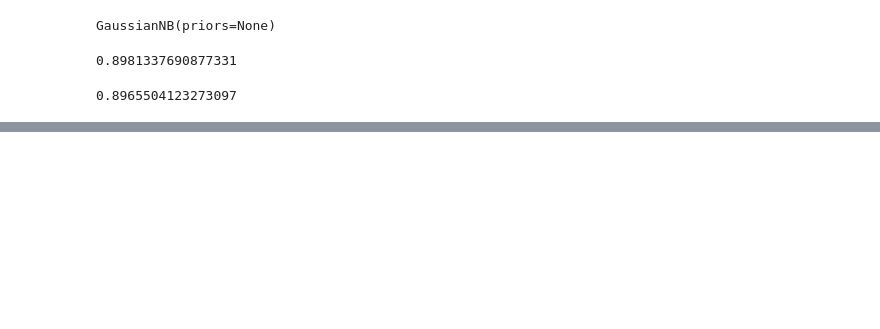
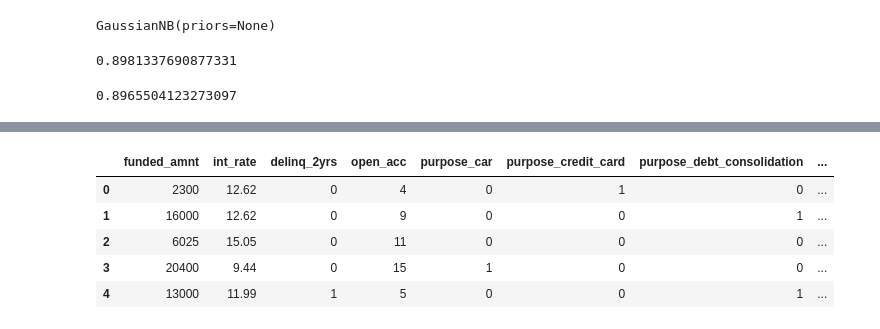
Before and after one commit to muskanuprety/Machine-Learning-Models, a Jupyter notebook: Project 1.ipynb, the cells around one changed output, grey strips where cells are left out. Drawn from its saved outputs; the diff is of its cells as text; code cells hidden in the pictures; blank space fills up the shorter version.

```diff
--- a/Project 1.ipynb
+++ b/Project 1.ipynb
@@ -350,0 +378,9 @@ cross_val_score(model3, features, data['loan_status']).mean()
+# %%
+final_test.head()
+# %% [output]
+|  | funded_amnt | int_rate | delinq_2yrs | open_acc | purpose_car | purpose_credit_card | purpose_debt_consolidation | ... |
+| 0 | 2300 | 12.62 | 0 | 4 | 0 | 1 | 0 | ... |
+| 1 | 16000 | 12.62 | 0 | 9 | 0 | 0 | 1 | ... |
+| 2 | 6025 | 15.05 | 0 | 11 | 0 | 0 | 0 | ... |
+| 3 | 20400 | 9.44 | 0 | 15 | 1 | 0 | 0 | ... |
+| 4 | 13000 | 11.99 | 1 | 5 | 0 | 0 | 1 | ... |
```
Also changed, not shown: parts of 21 cells of this notebook.
